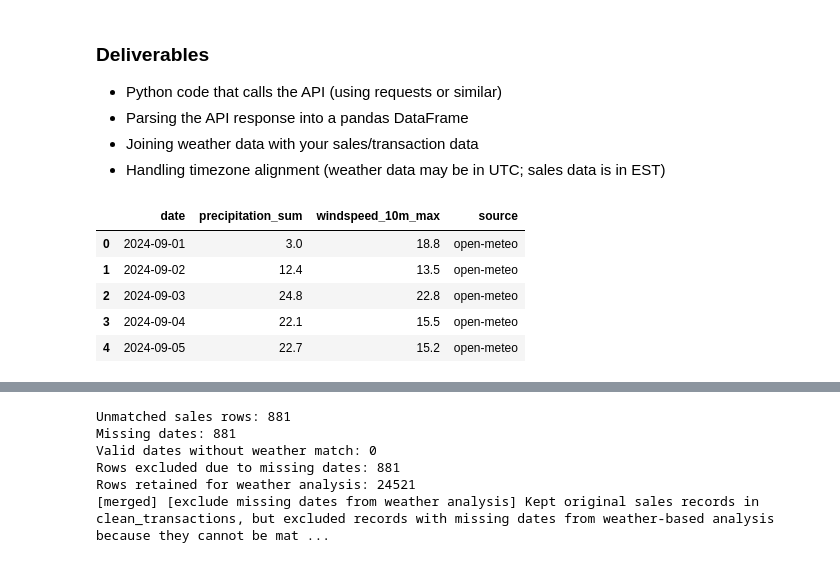
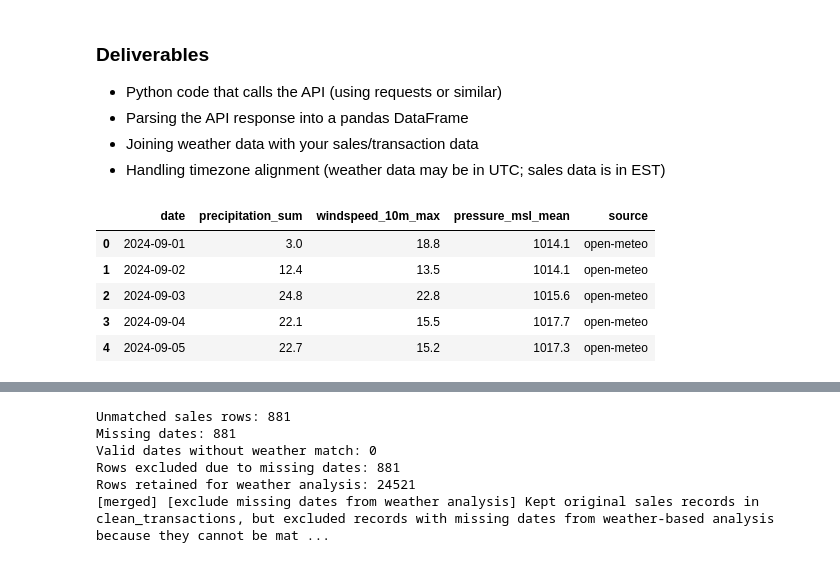
Before and after one commit to simichakravarty16/walmart-hurricane-project, a Jupyter notebook: notebooks/team_notebook.ipynb, the cells around one changed output, grey strips where cells are left out. Drawn from its saved outputs; the diff is of its cells as text; code cells hidden in the pictures.

```diff
--- a/notebooks/team_notebook.ipynb
+++ b/notebooks/team_notebook.ipynb
@@ -1072,7 +1075,7 @@ def daily_weather(start, end, lat=28.54, lon=-81.38, tries=3):
     params = {
         'latitude': lat, 'longitude': lon,
         'start_date': start, 'end_date': end,
-        'daily': 'precipitation_sum,windspeed_10m_max',
+        'daily': 'precipitation_sum,windspeed_10m_max,pressure_msl_mean',
         'timezone': 'America/New_York',
     }
     for attempt in range(1, tries + 1):
@@ -1090,36 +1093,39 @@ def daily_weather(start, end, lat=28.54, lon=-81.38, tries=3):
             continue
         r.raise_for_status()
         frame = pd.DataFrame(r.json()['daily'])
         frame = frame.rename(columns={'time': 'date'})
         frame['date'] = pd.to_datetime(frame['date'])
         frame['source'] = 'open-meteo'
         return frame
 
 FALLBACK = pd.DataFrame({
     'date': pd.date_range('2024-09-01', periods=30),
     'precipitation_sum': [3.0, 12.4, 24.9, 22.1, 23.1, 9.3, 6.8, 94.7, 28.0, 14.4,
                           12.0, 0.7, 0.6, 21.1, 1.2, 7.9, 2.3, 13.3, 1.4, 0.7,
                           0.4, 2.2, 1.3, 0.3, 6.4, 15.2, 2.5, 18.0, 4.6, 3.3],
     'windspeed_10m_max': [18.8, 13.5, 22.8, 15.5, 15.2, 9.0, 14.2, 12.6, 11.5, 14.3,
                           15.8, 12.1, 10.4, 17.4, 9.0, 13.3, 12.4, 9.3, 12.9, 15.3,
                           19.9, 17.9, 16.6, 17.7, 27.2, 48.8, 45.1, 19.8, 11.7, 8.6],
+    'pressure_msl_mean': [1015.2, 1014.8, 1013.9, 1014.5, 1015.1, 1016.0, 1015.7, 1014.2, 1013.8, 1014.6,
+                          1015.4, 1016.1, 1015.8, 1014.9, 1015.6, 1016.3, 1015.9, 1014.7, 1015.2, 1014.4,
+                          1013.6, 1012.8, 1011.9, 1010.5, 1008.7, 1006.2, 1009.4, 1012.1, 1014.0, 1015.3],
     'source': 'fallback sample',
 })
 
 try:
     weather_live = daily_weather('2024-09-01', '2024-09-30')
 except requests.RequestException as err:
     print('API call failed:', err)
     weather_live = FALLBACK
 
 same = (np.allclose(weather_live['precipitation_sum'], FALLBACK['precipitation_sum'])
         and np.allclose(weather_live['windspeed_10m_max'], FALLBACK['windspeed_10m_max']))
 
 weather_live.head()
 # %% [output]
-|  | date | precipitation_sum | windspeed_10m_max | source |
-| 0 | 2024-09-01 | 3.0 | 18.8 | open-meteo |
-| 1 | 2024-09-02 | 12.4 | 13.5 | open-meteo |
-| 2 | 2024-09-03 | 24.8 | 22.8 | open-meteo |
-| 3 | 2024-09-04 | 22.1 | 15.5 | open-meteo |
-| 4 | 2024-09-05 | 22.7 | 15.2 | open-meteo |
+|  | date | precipitation_sum | windspeed_10m_max | pressure_msl_mean | source |
+| 0 | 2024-09-01 | 3.0 | 18.8 | 1014.1 | open-meteo |
+| 1 | 2024-09-02 | 12.4 | 13.5 | 1014.1 | open-meteo |
+| 2 | 2024-09-03 | 24.8 | 22.8 | 1015.6 | open-meteo |
+| 3 | 2024-09-04 | 22.1 | 15.5 | 1017.7 | open-meteo |
+| 4 | 2024-09-05 | 22.7 | 15.2 | 1017.3 | open-meteo |
```
Also changed, not shown: parts of 9 cells of this notebook.
